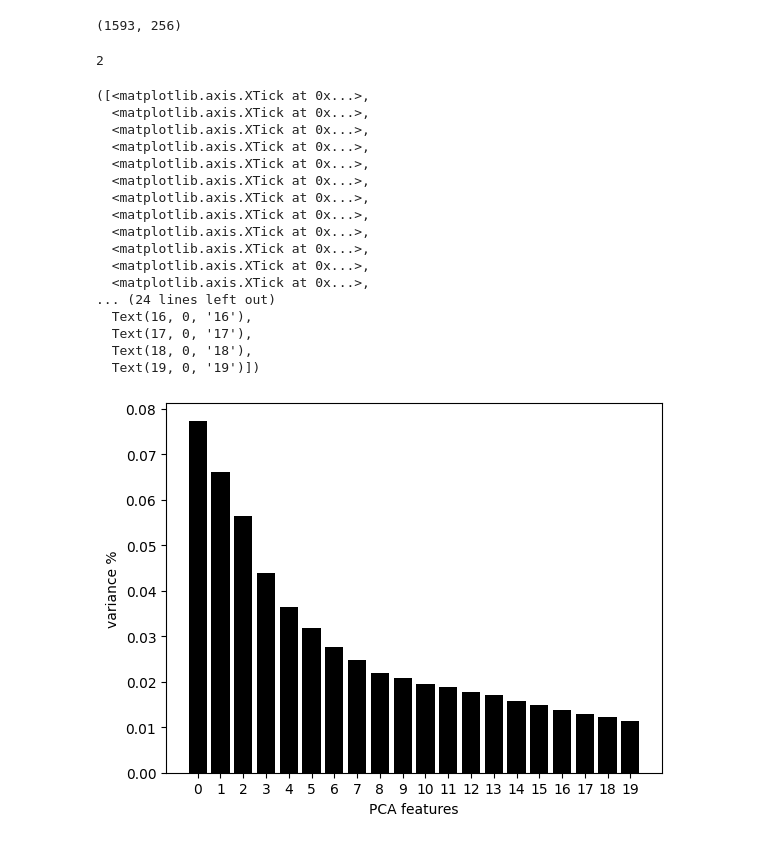
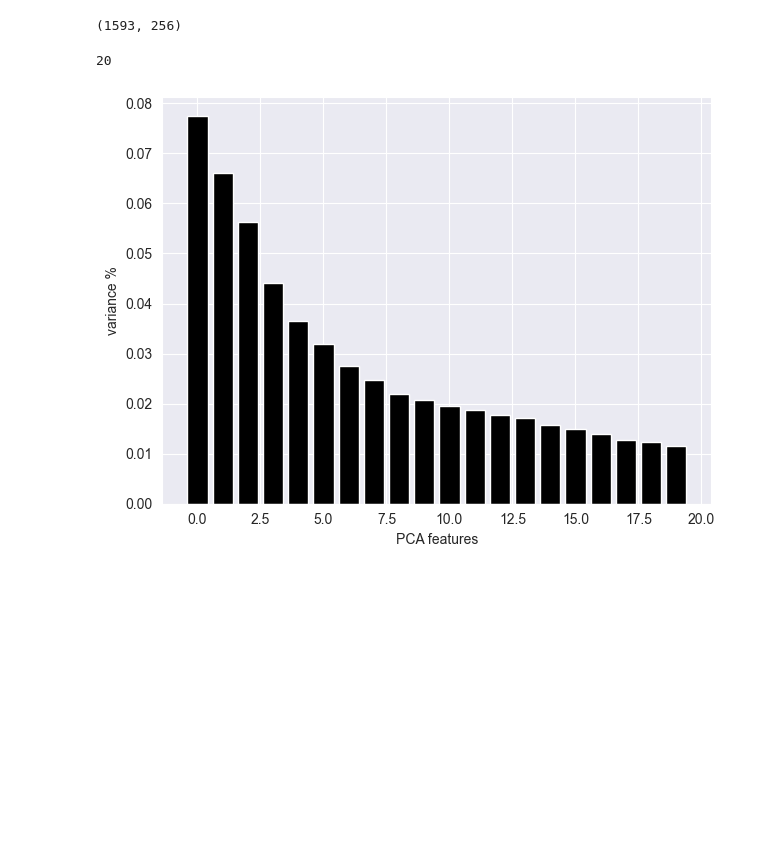
Before and after one commit to emiliodallatorre/unive-clustering-python, a Jupyter notebook: findPCA.ipynb, the cells around one changed output. Saved outputs shown, nothing was run; the diff lists cells and outputs as text; code cells hidden in the pictures; blank space fills up the shorter version.

```diff
--- a/findPCA.ipynb
+++ b/findPCA.ipynb
@@ -22,34 +22,19 @@ X_std = StandardScaler().fit_transform(df)
 # %%
 # e creo una istanza PCA
 
-pca = PCA(0.10)
+pca = PCA(20)
 principal_component = pca.fit_transform(X_std)
 print(pca.n_components_)
 # %% [output]
-2
+20
 # %%
 # Plot the explained variances
 features = range(pca.n_components_)
 plt.bar(features, pca.explained_variance_ratio_, color='black')
 plt.xlabel('PCA features')
 plt.ylabel('variance %')
-plt.xticks(features)
+plt.tight_layout()
+# plt.xticks(features)
+plt.savefig("images/pcaReduction.png")
 # %% [output]
-([<matplotlib.axis.XTick at 0x...>,
-  <matplotlib.axis.XTick at 0x...>,
-  <matplotlib.axis.XTick at 0x...>,
-  <matplotlib.axis.XTick at 0x...>,
-  <matplotlib.axis.XTick at 0x...>,
-  <matplotlib.axis.XTick at 0x...>,
-  <matplotlib.axis.XTick at 0x...>,
-  <matplotlib.axis.XTick at 0x...>,
-  <matplotlib.axis.XTick at 0x...>,
-  <matplotlib.axis.XTick at 0x...>,
-  <matplotlib.axis.XTick at 0x...>,
-  <matplotlib.axis.XTick at 0x...>,
-... (24 lines left out)
-  Text(16, 0, '16'),
-  Text(17, 0, '17'),
-  Text(18, 0, '18'),
-  Text(19, 0, '19')])
-[figure, old version]
+[figure, new version]
```
Also changed, not shown: parts of 4 cells of this notebook, 4 other files.
